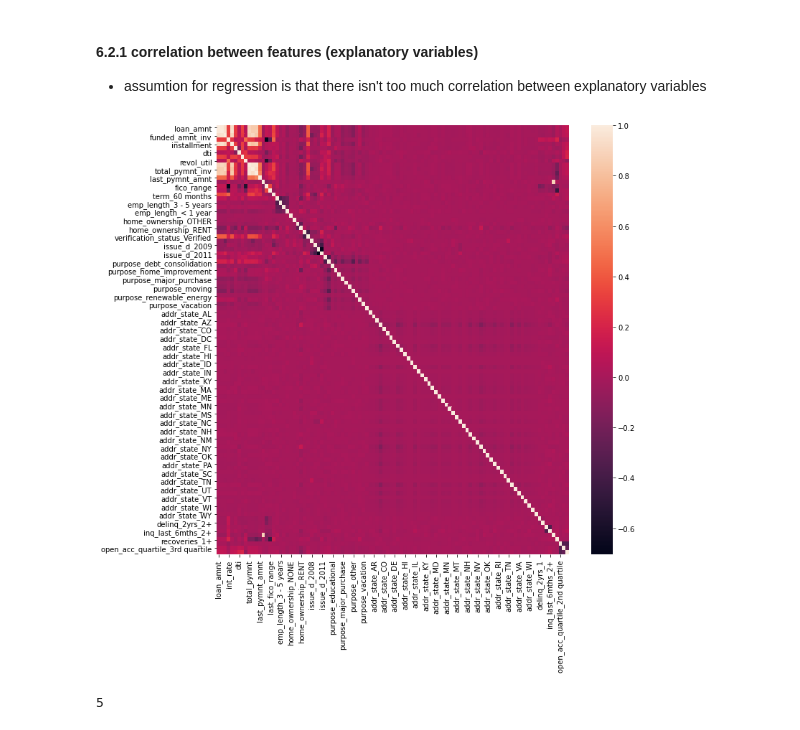
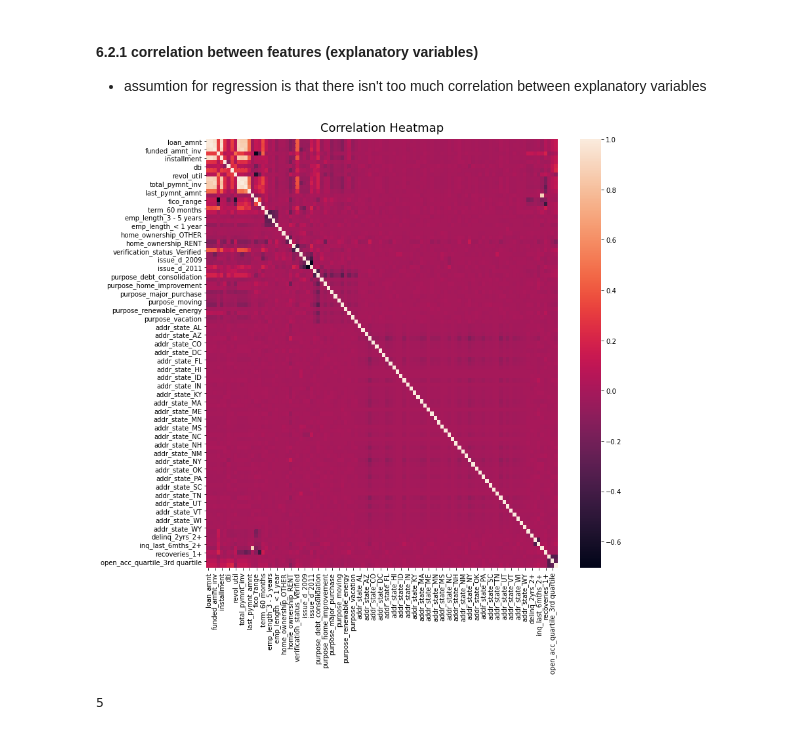
Before and after one commit to LenkaRo/predicting_loan_defaults, a Jupyter notebook: predicting_loan_defaults.ipynb, the cells around one changed output. Saved outputs shown, nothing was run; the diff lists cells and outputs as text; code cells hidden in the pictures.

```diff
--- a/predicting_loan_defaults.ipynb
+++ b/predicting_loan_defaults.ipynb
@@ -658,14 +665,14 @@ X_train.shape, X_test.shape
 # %%
 # so eg. if there is two features that are highly corellated (above set threshold), one should be dropped as only one is needed in the model
 # it's again to prevent model overfitting
 
 # visualize correlation with a heatmap
-corrmat = X_train.corr()
 fig, ax = plt.subplots()
-fig.set_size_inches(11,11)
-sns.heatmap(corrmat);
+fig.set_size_inches(12,12)
+corr_heatmap = sns.heatmap(X_train.corr())
+corr_heatmap.set_title('Correlation Heatmap', fontdict={'fontsize':18}, pad=12);
 # %% [output]
-[figure, old version]
+[figure, new version]
 # %%
 # create a function that selects highly correlated features
 def correlation(dataset, threshold):
```
Also changed, not shown: parts of 53 cells of this notebook, 1 other file.
